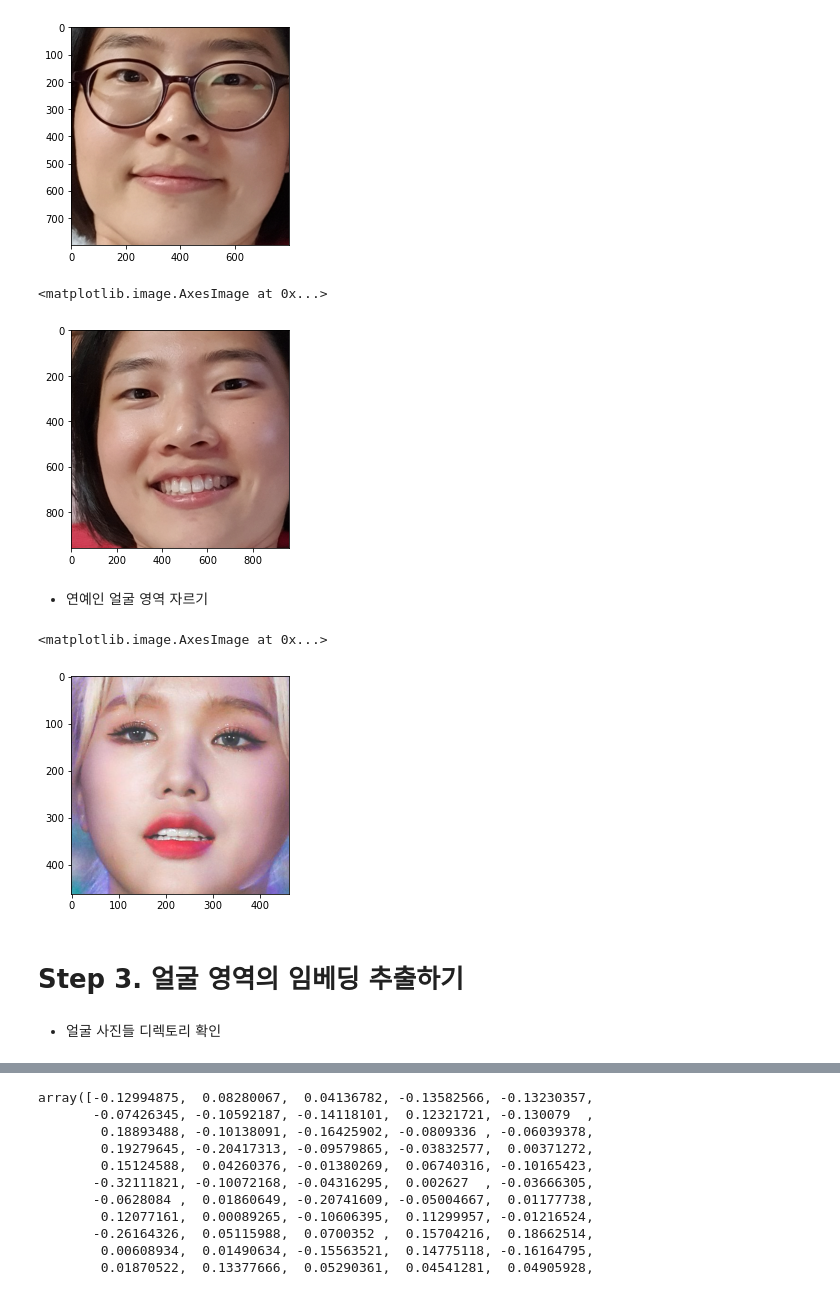
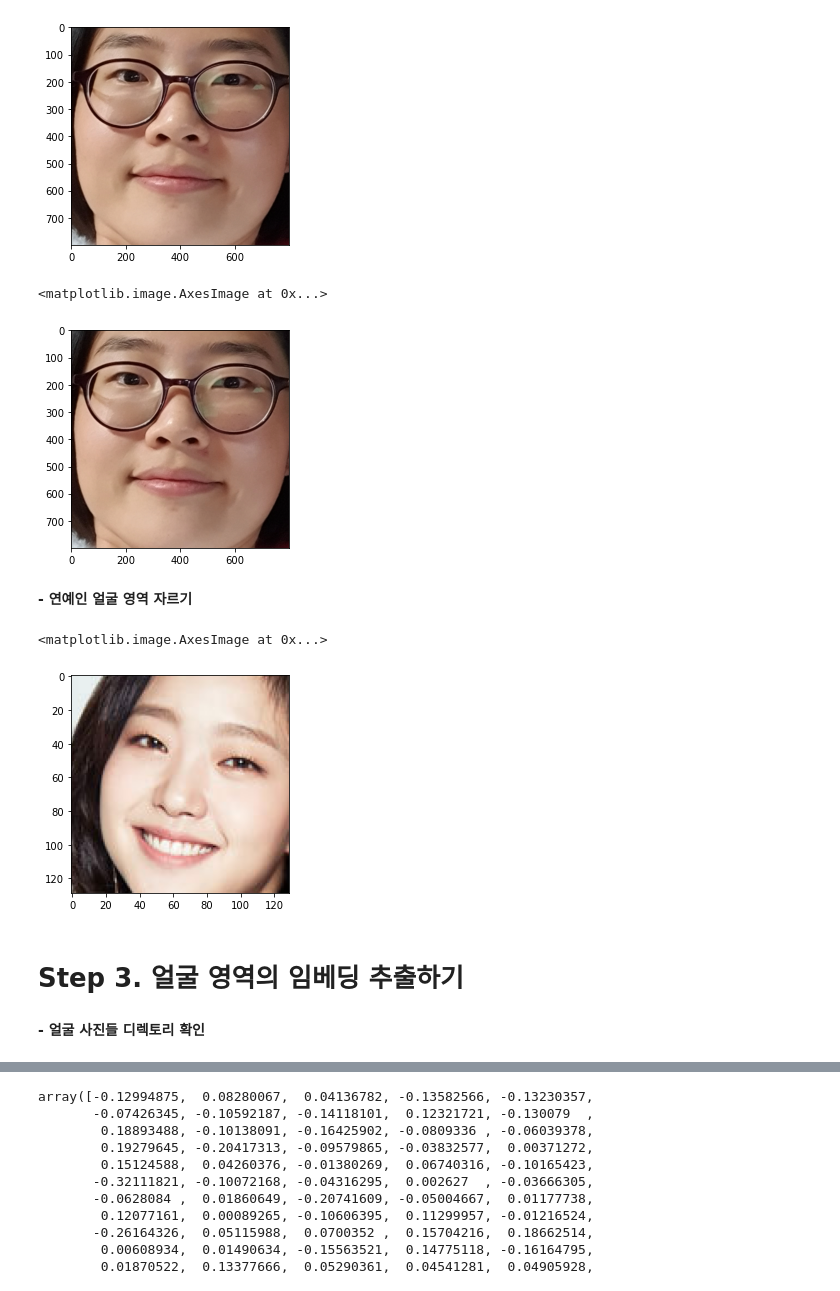
Before and after one commit to Jeongeun-Kwak/E, a Jupyter notebook: (E7) Who does look like me?.ipynb, the cells around one changed output, grey strips where cells are left out. Cells and saved outputs as stored; diff of their text form; code cells hidden in the pictures.

```diff
--- a/(E7) Who does look like me?.ipynb
+++ b/(E7) Who does look like me?.ipynb
@@ -56,7 +34,8 @@ plt.imshow(cropped_face) # 잘라낸 얼굴 영역만 출력
 <matplotlib.image.AxesImage at 0x...>
 [figure]
 # %%
-def get_gropped_face(image_file):
+# 얼굴 영역 자르기 함수.
+def get_cropped_face(image_file):
     image = face_recognition.load_image_file(image_file)
     face_locations = face_recognition.face_locations(image)
 
@@ -65,27 +44,27 @@ def get_gropped_face(image_file):
 
     return cropped_face
 # %%
-image_path = os.getenv('HOME')+'/aiffel/face_embedding/pr_images/곽정은4.jpg'
+image_path = os.getenv('HOME')+'/aiffel/face_embedding/pr_images/곽정은1.jpg'
 
-cropped_face = get_gropped_face(image_path)
+cropped_face = get_cropped_face(image_path)
 plt.imshow(cropped_face)
 # %% [output]
 <matplotlib.image.AxesImage at 0x...>
-[figure, old version]
+[figure, new version]
 # %% [markdown]
-- 연예인 얼굴 영역 자르기
+**- 연예인 얼굴 영역 자르기**
 # %%
-image_path = os.getenv('HOME')+'/aiffel/face_embedding/pr_images/미미.jpg'
+image_path = os.getenv('HOME')+'/aiffel/face_embedding/pr_images/김고은.png'
 
-cropped_face = get_gropped_face(image_path)
+cropped_face = get_cropped_face(image_path)
 plt.imshow(cropped_face)
 # %% [output]
 <matplotlib.image.AxesImage at 0x...>
-[figure, old version]
+[figure, new version]
 # %% [markdown]
 # Step 3. 얼굴 영역의 임베딩 추출하기
 # %% [markdown]
-- 얼굴 사진들 디렉토리 확인
+**- 얼굴 사진들 디렉토리 확인**
 # %%
 dir_path = os.getenv('HOME')+'/aiffel/face_embedding/pr_images'
 file_list = os.listdir(dir_path)
```
Also changed, not shown: parts of 33 cells of this notebook.
